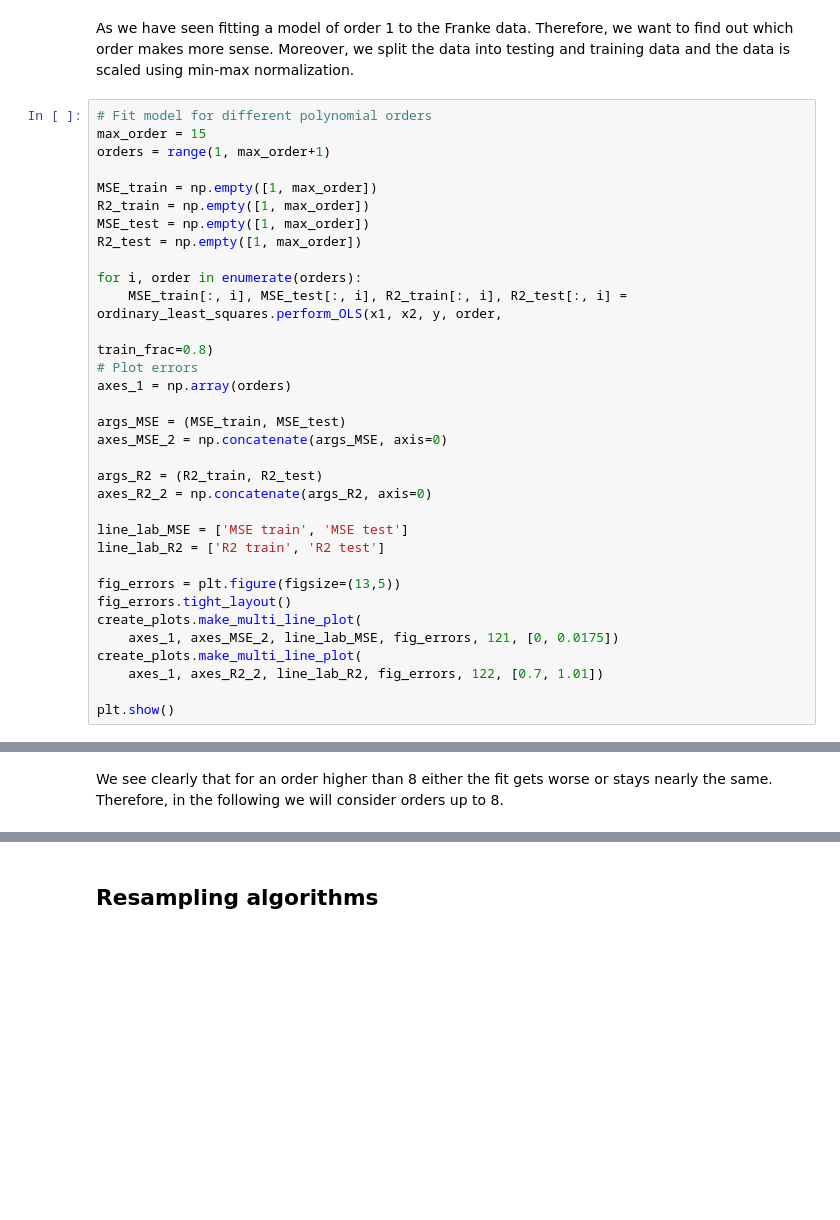
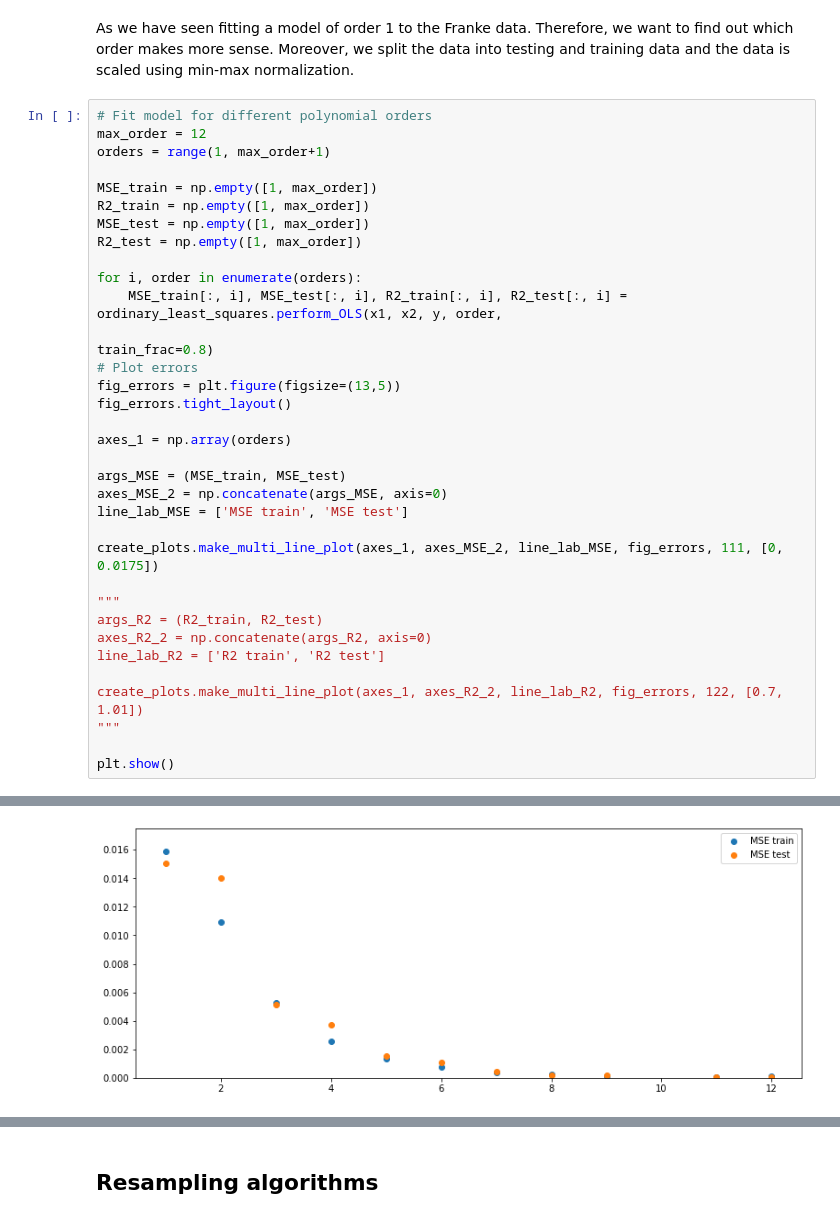
Before and after one commit to am-kaiser/CompSci-Project-1, a Jupyter notebook: examples/OLS.ipynb, the cells around one changed output, grey strips where cells are left out. Saved outputs shown, nothing was run; the diff lists cells and outputs as text; blank space fills up the shorter version.

```diff
--- a/examples/OLS.ipynb
+++ b/examples/OLS.ipynb
@@ -83,7 +85,7 @@ R2:0.7164398072188657
 As we have seen fitting a model of order 1 to the Franke data. Therefore, we want to find out which order makes more sense. Moreover, we split the data into testing and training data and the data is scaled using min-max normalization.
 # %%
 # Fit model for different polynomial orders
-max_order = 15
+max_order = 12
 orders = range(1, max_order+1)
 
 MSE_train = np.empty([1, max_order])
@@ -95,23 +97,24 @@ for i, order in enumerate(orders):
     MSE_train[:, i], MSE_test[:, i], R2_train[:, i], R2_test[:, i] = ordinary_least_squares.perform_OLS(x1, x2, y, order,
                                                                                                         train_frac=0.8)
 # Plot errors
+fig_errors = plt.figure(figsize=(13,5))
+fig_errors.tight_layout()
+
 axes_1 = np.array(orders)
 
 args_MSE = (MSE_train, MSE_test)
 axes_MSE_2 = np.concatenate(args_MSE, axis=0)
+line_lab_MSE = ['MSE train', 'MSE test']
 
+create_plots.make_multi_line_plot(axes_1, axes_MSE_2, line_lab_MSE, fig_errors, 111, [0, 0.0175])
+
+"""
 args_R2 = (R2_train, R2_test)
 axes_R2_2 = np.concatenate(args_R2, axis=0)
-
-line_lab_MSE = ['MSE train', 'MSE test']
 line_lab_R2 = ['R2 train', 'R2 test']
 
-fig_errors = plt.figure(figsize=(13,5))
-fig_errors.tight_layout()
-create_plots.make_multi_line_plot(
-    axes_1, axes_MSE_2, line_lab_MSE, fig_errors, 121, [0, 0.0175])
-create_plots.make_multi_line_plot(
-    axes_1, axes_R2_2, line_lab_R2, fig_errors, 122, [0.7, 1.01])
+create_plots.make_multi_line_plot(axes_1, axes_R2_2, line_lab_R2, fig_errors, 122, [0.7, 1.01])
+"""
 
 plt.show()
 # %% [output]
@@ -120,2 +121 @@ plt.show()
+[figure, added]
-# %% [markdown]
-We see clearly that for an order higher than 8 either the fit gets worse or stays nearly the same. Therefore, in the following we will consider orders up to 8.
```
Also changed, not shown: parts of 11 cells of this notebook, 1 other file.
